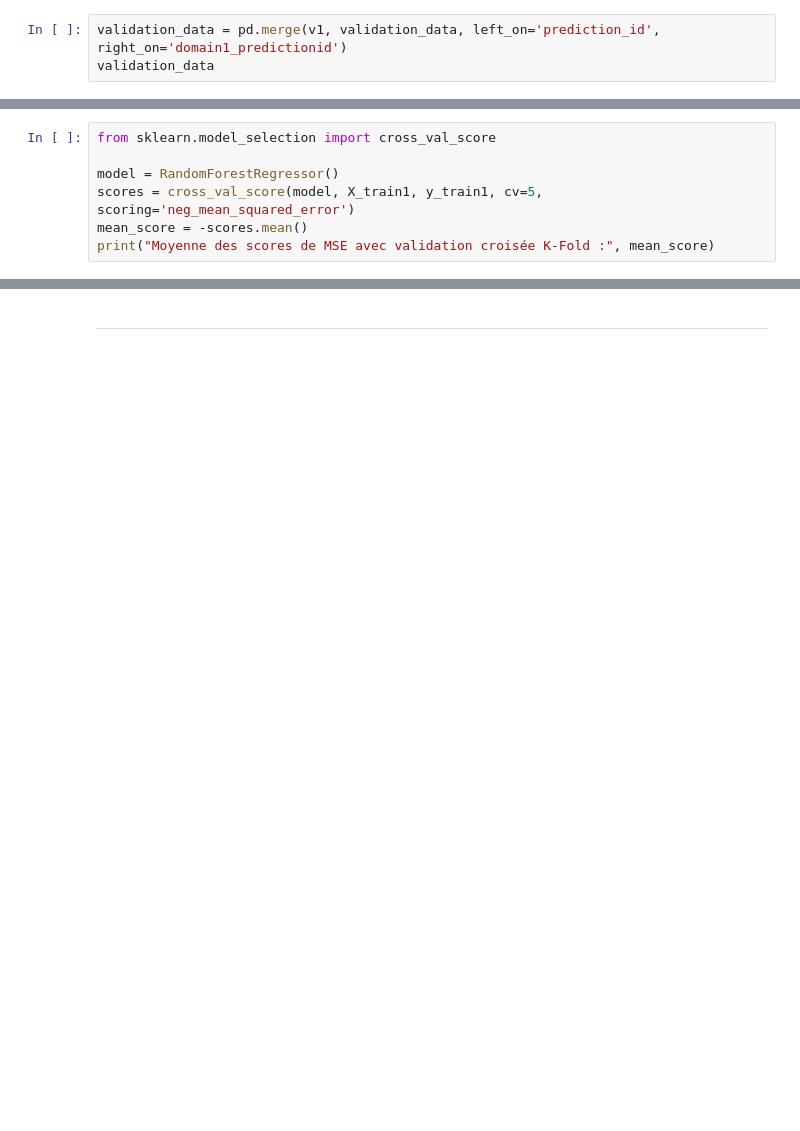
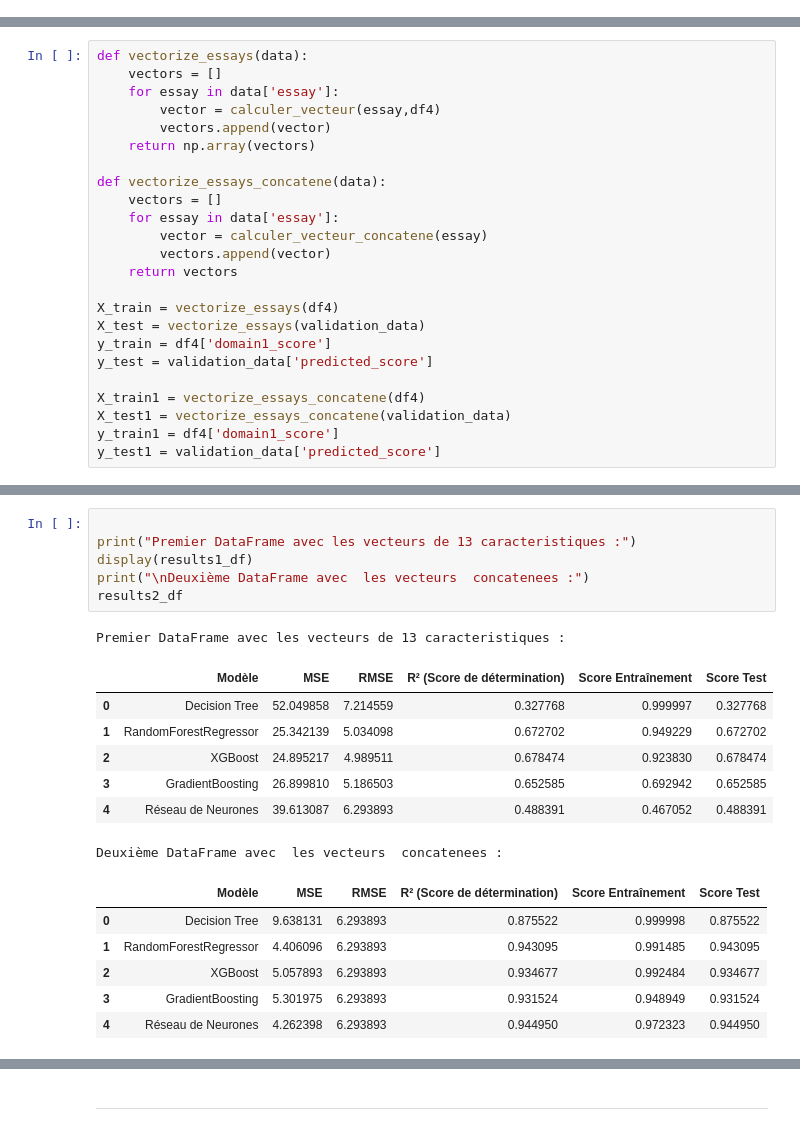
Before and after one commit to Group7-DSTI/ML-project, a Jupyter notebook: Kenneth.ipynb, the cells around one changed output, grey strips where cells are left out. Cells and saved outputs as stored; diff of their text form; blank space fills up the shorter version.

```diff
--- a/Kenneth.ipynb
+++ b/Kenneth.ipynb
@@ -48,3 +10,0 @@ validation_data
-# %%
-validation_data = pd.merge(v1, validation_data, left_on='prediction_id', right_on='domain1_predictionid')
-validation_data
@@ -736,7 +209,0 @@ print("Meilleurs paramètres:", random_search.best_params_)
-# %%
-from sklearn.model_selection import cross_val_score
-
-model = RandomForestRegressor()
-scores = cross_val_score(model, X_train1, y_train1, cv=5, scoring='neg_mean_squared_error')
-mean_score = -scores.mean()
-print("Moyenne des scores de MSE avec validation croisée K-Fold :", mean_score)
@@ -801,0 +468,24 @@ print('----------------------\n')
+# %%
+def vectorize_essays(data):
+    vectors = []
+    for essay in data['essay']:
+        vector = calculer_vecteur(essay,df4)
+        vectors.append(vector)
+    return np.array(vectors)
+
+def vectorize_essays_concatene(data):
+    vectors = []
+    for essay in data['essay']:
+        vector = calculer_vecteur_concatene(essay)
+        vectors.append(vector)
+    return vectors
+
+X_train = vectorize_essays(df4)
+X_test = vectorize_essays(validation_data)
+y_train = df4['domain1_score']
+y_test = validation_data['predicted_score']
+
+X_train1 = vectorize_essays_concatene(df4)
+X_test1 = vectorize_essays_concatene(validation_data)
+y_train1 = df4['domain1_score']
+y_test1 = validation_data['predicted_score']
@@ -801,0 +549,21 @@ print('----------------------\n')
+# %%
+
+print("Premier DataFrame avec les vecteurs de 13 caracteristiques :")
+display(results1_df)
+print("\nDeuxième DataFrame avec  les vecteurs  concatenees :")
+results2_df
+# %% [output]
+Premier DataFrame avec les vecteurs de 13 caracteristiques :
+|  | Modèle | MSE | RMSE | R² (Score de détermination) | Score Entraînement | Score Test |
+| 0 | Decision Tree | 52.049858 | 7.214559 | 0.327768 | 0.999997 | 0.327768 |
+| 1 | RandomForestRegressor | 25.342139 | 5.034098 | 0.672702 | 0.949229 | 0.672702 |
+| 2 | XGBoost | 24.895217 | 4.989511 | 0.678474 | 0.923830 | 0.678474 |
+| 3 | GradientBoosting | 26.899810 | 5.186503 | 0.652585 | 0.692942 | 0.652585 |
+| 4 | Réseau de Neurones | 39.613087 | 6.293893 | 0.488391 | 0.467052 | 0.488391 |
+Deuxième DataFrame avec  les vecteurs  concatenees :
+|  | Modèle | MSE | RMSE | R² (Score de détermination) | Score Entraînement | Score Test |
+| 0 | Decision Tree | 9.638131 | 6.293893 | 0.875522 | 0.999998 | 0.875522 |
+| 1 | RandomForestRegressor | 4.406096 | 6.293893 | 0.943095 | 0.991485 | 0.943095 |
+| 2 | XGBoost | 5.057893 | 6.293893 | 0.934677 | 0.992484 | 0.934677 |
+| 3 | GradientBoosting | 5.301975 | 6.293893 | 0.931524 | 0.948949 | 0.931524 |
+| 4 | Réseau de Neurones | 4.262398 | 6.293893 | 0.944950 | 0.972323 | 0.944950 |
```
Also changed, not shown: parts of 68 cells of this notebook, 2 other files.
